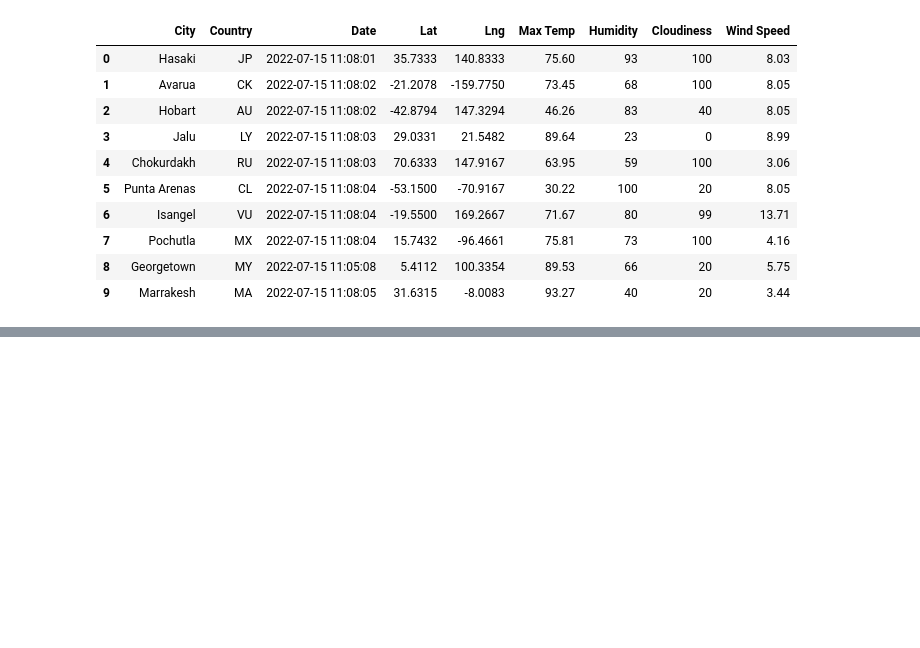
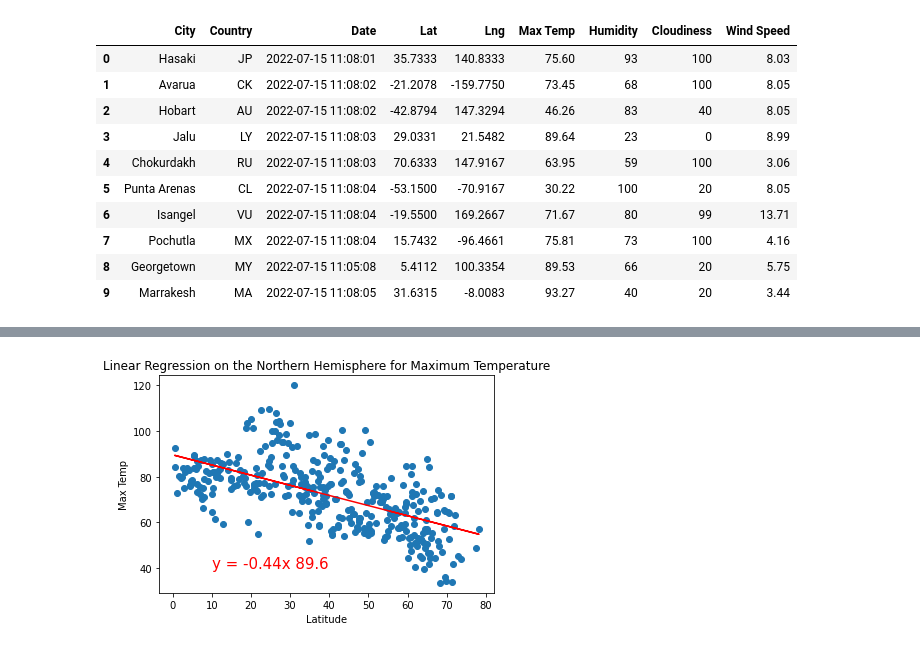
Before and after one commit to jwcomp4/World_Weather_Analysis, a Jupyter notebook: WeatherPy.ipynb, the cells around one changed output, grey strips where cells are left out. Drawn from its saved outputs; the diff is of its cells as text; code cells hidden in the pictures; blank space fills up the shorter version.

Commit message:
Linear regression on scatter plots

```diff
--- a/WeatherPy.ipynb
+++ b/WeatherPy.ipynb
@@ -450,0 +584,22 @@ plt.show()
+# %%
+# you can then assign this filtered DataFrame to a variable and run the regression function
+# use the same method but <= 0 for the Southern Hemisphere
+
+northern_hemi_df = city_data_ordered.loc[(city_data_ordered["Lat"] >= 0)]
+
+southern_hemi_df = city_data_ordered.loc[(city_data_ordered["Lat"] <= 0)]
+# %%
+# performing the linear regression function on the max temp for the Northern Hemisphere
+# first need to extract the x and y values we want from the northern_hemi_df
+# call the plot_linear_regression function with the x and y values and edit the other args.
+
+x_values = northern_hemi_df["Lat"]
+
+y_values = northern_hemi_df["Max Temp"]
+
+# Call the function
+
+plot_linear_regression(x_values, y_values,
+                      "Linear Regression on the Northern Hemisphere for Maximum Temperature", "Max Temp", (10,40))
+# %% [output]
+[figure, added]
```
Also changed, not shown: parts of 28 cells of this notebook.
